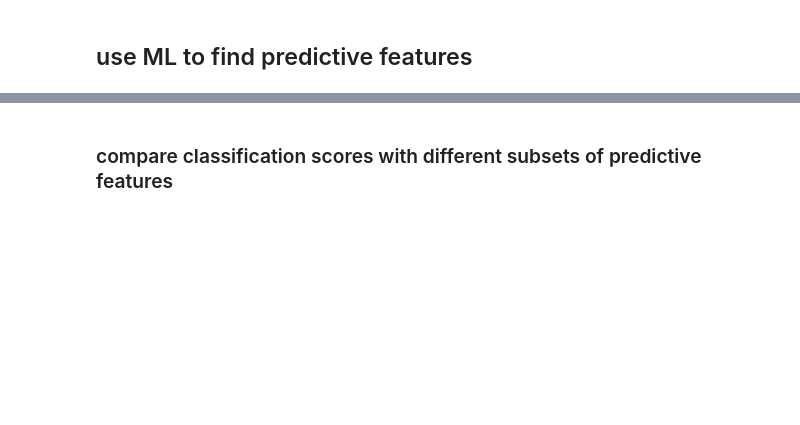
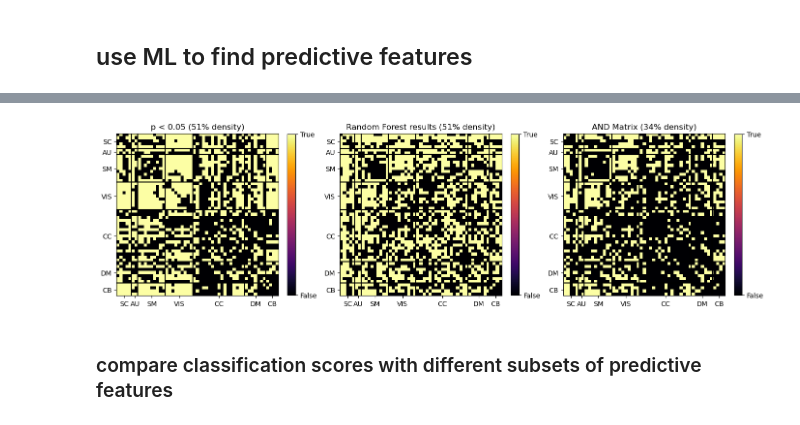
Before and after one commit to paavalipopov/adm-proj, a Jupyter notebook: 01_pcc.ipynb, the cells around one changed output, grey strips where cells are left out. Cells and saved outputs as stored; diff of their text form; code cells hidden in the pictures; blank space fills up the shorter version.

```diff
--- a/01_pcc.ipynb
+++ b/01_pcc.ipynb
@@ -171,2 +205,30 @@ plt.show()
+# %%
+# plot p_thresh and importance_mask, and AND matrix
+fig, ax = plt.subplots(1, 3, figsize=(14, 5))
+cax1 = plot_heatmap(p_thresh, ax[0], cmap='inferno')
+sp_p = np.sum(p_thresh)/np.size(p_thresh)
+ax[0].set_title(f"p < 0.05 ({int(sp_p*100)}% density)")
+cbar1 = fig.colorbar(cax1, ax=ax[0], fraction=0.045)
+cbar1.set_ticks([0, 1])
+cbar1.set_ticklabels(['False', 'True'])
+
+cax2 = plot_heatmap(importance_mask, ax[1], cmap='inferno')
+sp_rf = np.sum(importance_mask)/np.size(importance_mask)
+ax[1].set_title(f"Random Forest results ({int(sp_rf*100)}% density)")
+cbar2 = fig.colorbar(cax2, ax=ax[1], fraction=0.045)
+cbar2.set_ticks([0, 1])
+cbar2.set_ticklabels(['False', 'True'])
+
+and_matrix = p_thresh & importance_mask
+sp_and = np.sum(and_matrix)/np.size(and_matrix)
+cax3 = plot_heatmap(and_matrix, ax[2], cmap='inferno')
+ax[2].set_title(f"AND Matrix ({int(sp_and*100)}% density)")
+cbar3 = fig.colorbar(cax3, ax=ax[2], fraction=0.045)
+cbar3.set_ticks([0, 1])
+cbar3.set_ticklabels(['False', 'True'])
+plt.tight_layout()
+plt.show()
+# %% [output]
+[figure, added]
 # %% [markdown]
 ### compare classification scores with different subsets of predictive features
```
Also changed, not shown: parts of 5 cells of this notebook.
